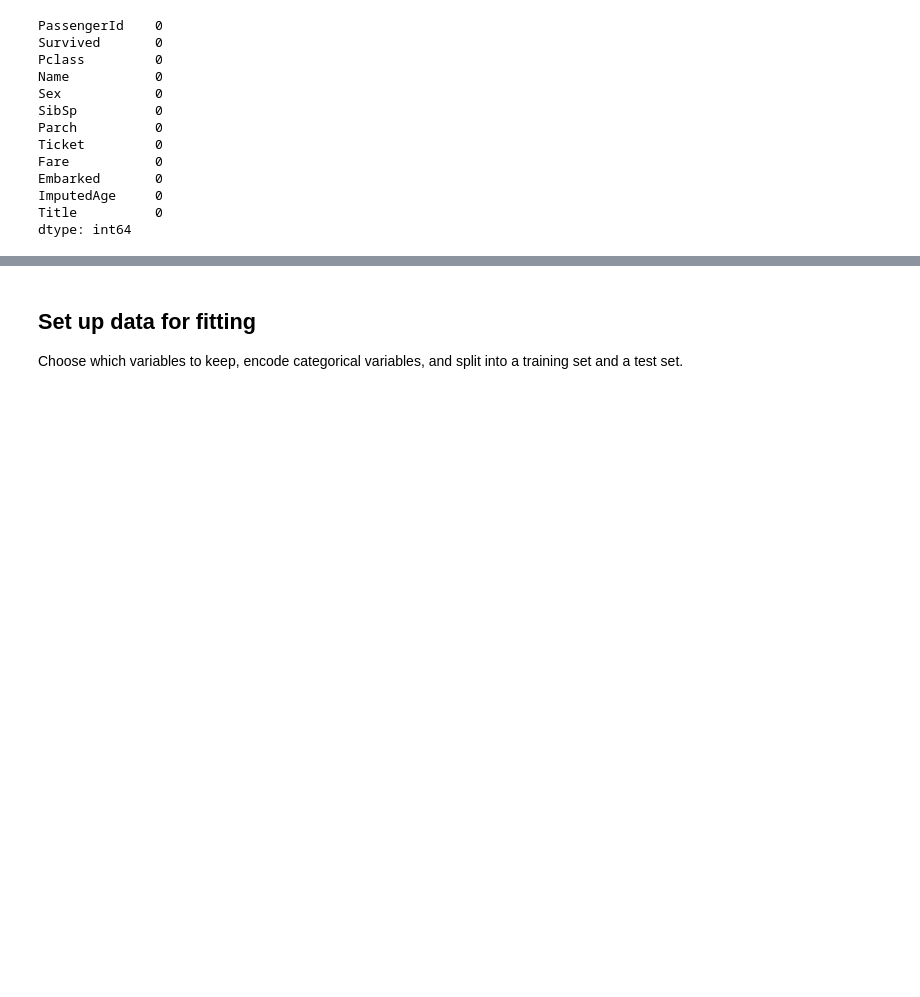
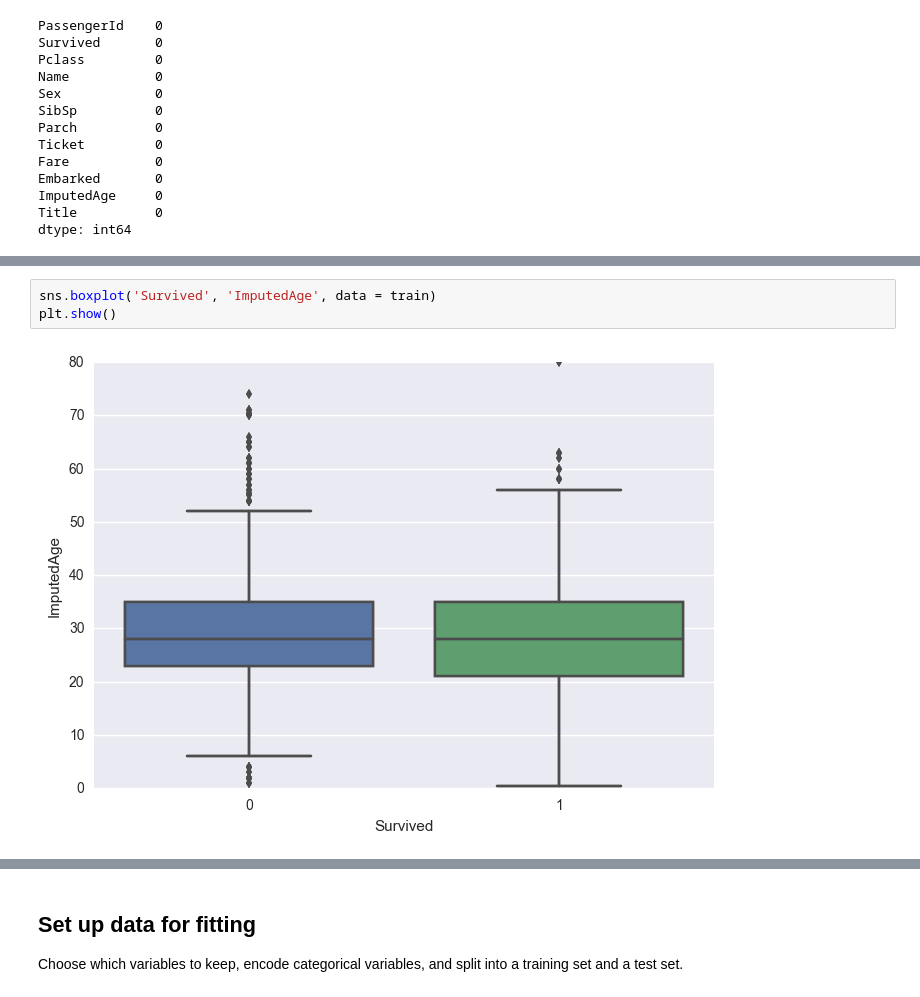
Before and after one commit to jpclemens0/titanic, a Jupyter notebook: titanic.ipynb, the cells around one changed output, grey strips where cells are left out. Cells and saved outputs as stored; diff of their text form; blank space fills up the shorter version.

```diff
--- a/titanic.ipynb
+++ b/titanic.ipynb
@@ -112,0 +130,5 @@ dtype: int64
+# %%
+sns.boxplot('Survived', 'ImputedAge', data = train)
+plt.show()
+# %% [output]
+[figure, added]
```
Also changed, not shown: parts of 12 cells of this notebook, 2 other files.
